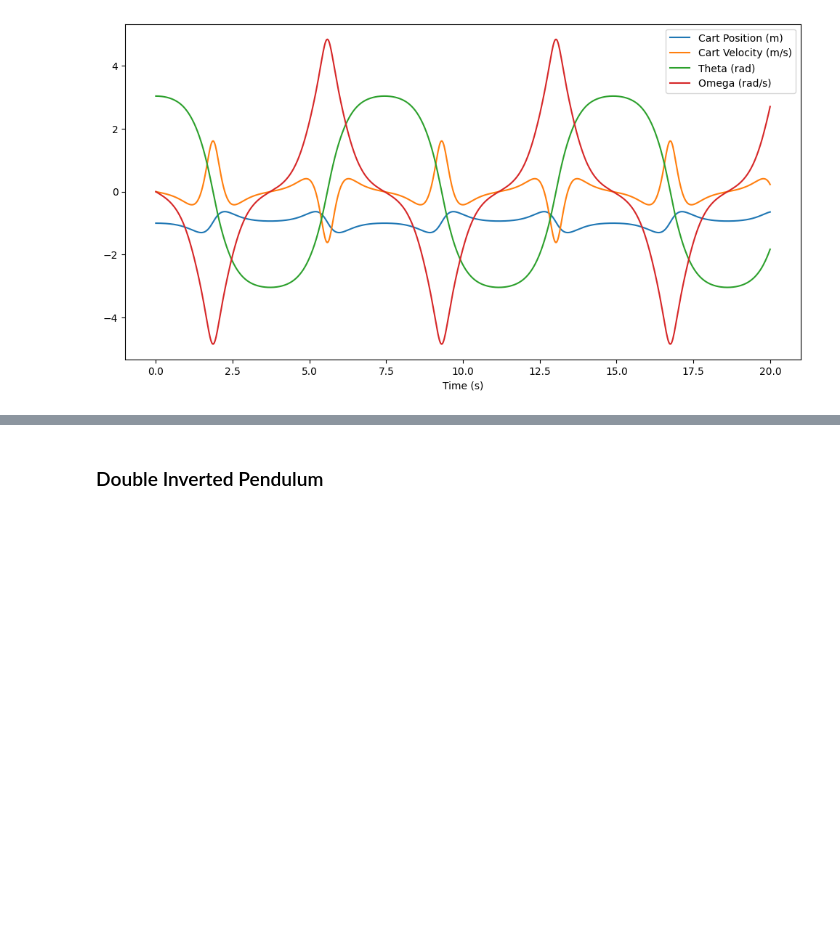
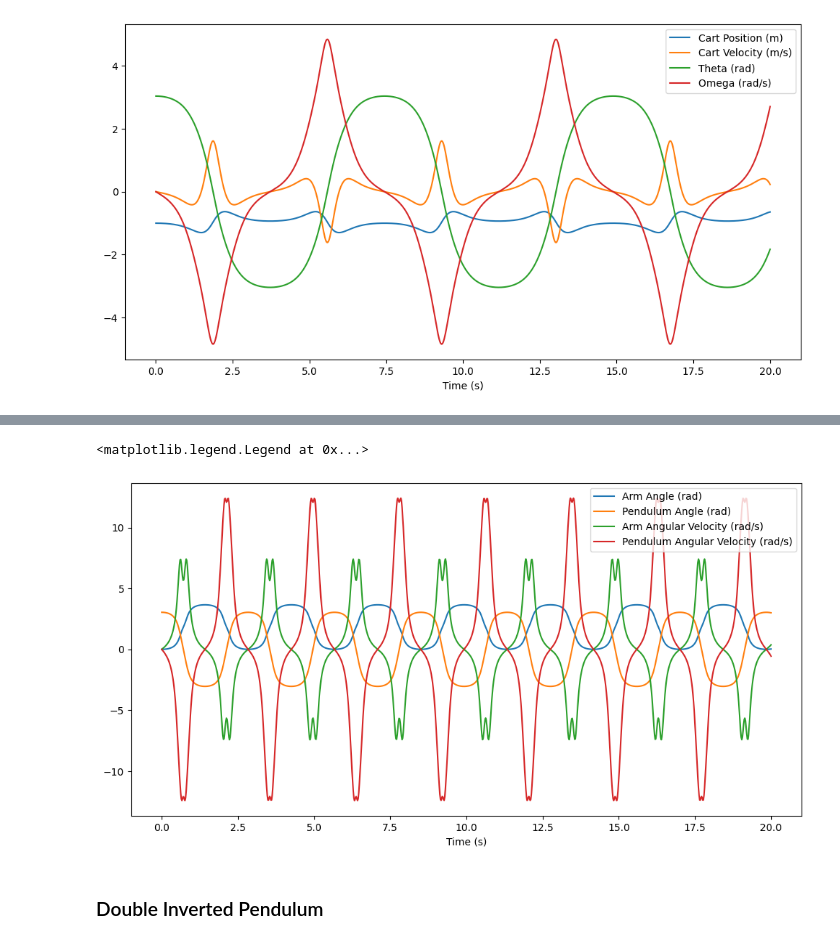
Before and after one commit to ggonzm/benchmark-systems, a Jupyter notebook: examples/simulations.ipynb, the cells around one changed output, grey strips where cells are left out. Saved outputs shown, nothing was run; the diff lists cells and outputs as text; code cells hidden in the pictures; blank space fills up the shorter version.

Commit message:
Furuta pendulum added

```diff
--- a/examples/simulations.ipynb
+++ b/examples/simulations.ipynb
@@ -81,3 +80,26 @@ plt.legend()
+# %%
+# Arms parameters ... Extracted from 10.1109/ICMAE66341.2025.11276937
+arms = {
+    'm1': 0.194742, # kg
+    'm2': 0.072606, # kg
+    'L1': 0.137, # m
+    'L2': 0.185, # m
+    'J1': 0.0004682, # kg*m^2
+    'J2': 0.0004682, # kg*m^2
+    'b1': 0, # N*m*s/rad
+    'b2': 0, # N*m*s/rad
+}
+
+fp_states = solve_ivp(lambda t, x: furuta_pendulum(t, x, **arms, K=1, u=0),
+                      t_span=(0, 20), y0=[0, np.pi-0.1, 0, 0], t_eval=np.linspace(0, 20, 1000), rtol=1e-6)
+
+for i, label in enumerate(['Arm Angle (rad)', 'Pendulum Angle (rad)', 'Arm Angular Velocity (rad/s)', 'Pendulum Angular Velocity (rad/s)']):
+    plt.plot(fp_states.t, fp_states.y[i], label=label)
+plt.xlabel('Time (s)')
+plt.legend()
+# %% [output]
+<matplotlib.legend.Legend at 0x...>
+[figure, added]
 # %% [markdown]
 ### Double Inverted Pendulum
 # %% [markdown]
```
Also changed, not shown: parts of 3 cells of this notebook, 8 other files.
